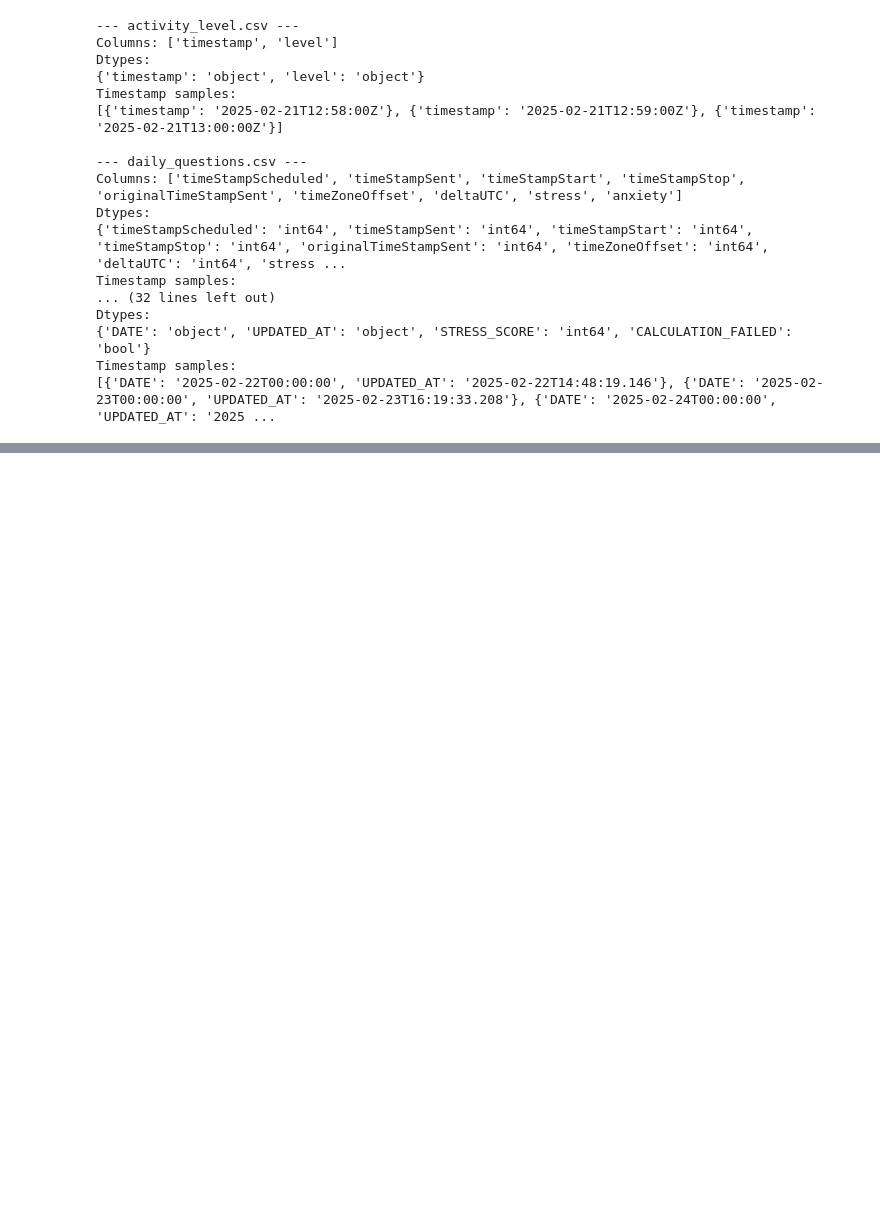
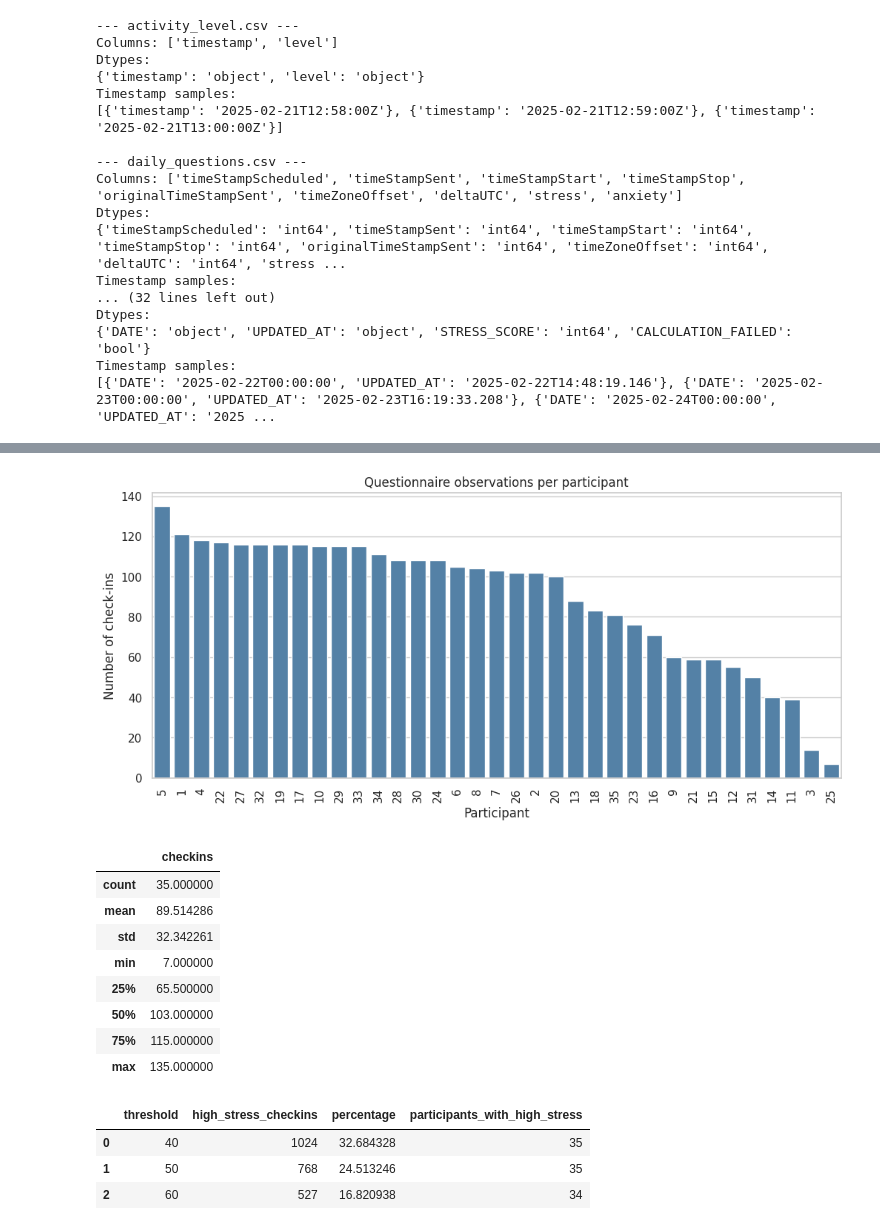
Before and after one commit to bakai-work07/MindWatch-IE08-public, a Jupyter notebook: EDA/notebooks/MW_201_EDA.ipynb, the cells around one changed output, grey strips where cells are left out. Drawn from its saved outputs; the diff is of its cells as text; code cells hidden in the pictures; blank space fills up the shorter version.

```diff
--- a/EDA/notebooks/MW_201_EDA.ipynb
+++ b/EDA/notebooks/MW_201_EDA.ipynb
@@ -267,0 +960,57 @@ oxygen = load_participant_file("oxygen.csv")
+# %%
+observations_per_participant = (
+    analysis.groupby("participant_id")
+    .size()
+    .sort_values(ascending=False)
+    .rename("checkins")
+    .reset_index()
+)
+
+plt.figure(figsize=(12, 5))
+
+sns.barplot(
+    data=observations_per_participant,
+    x="participant_id",
+    y="checkins",
+    color="steelblue",
+)
+
+plt.title("Questionnaire observations per participant")
+plt.xlabel("Participant")
+plt.ylabel("Number of check-ins")
+plt.xticks(rotation=90)
+plt.show()
+
+display(observations_per_participant.describe())
+# %% [output]
+[figure, added]
+|  | checkins |
+| count | 35.000000 |
+| mean | 89.514286 |
+| std | 32.342261 |
+| min | 7.000000 |
+| 25% | 65.500000 |
+| 50% | 103.000000 |
+| 75% | 115.000000 |
+| max | 135.000000 |
+# %%
+threshold_results = []
+
+for threshold in [40, 50, 60]:
+    high = analysis["stress"] >= threshold
+
+    threshold_results.append({
+        "threshold": threshold,
+        "high_stress_checkins": int(high.sum()),
+        "percentage": high.mean() * 100,
+        "participants_with_high_stress": (
+            analysis.loc[high, "participant_id"].nunique()
+        ),
+    })
+
+display(pd.DataFrame(threshold_results))
+# %% [output]
+|  | threshold | high_stress_checkins | percentage | participants_with_high_stress |
+| 0 | 40 | 1024 | 32.684328 | 35 |
+| 1 | 50 | 768 | 24.513246 | 35 |
+| 2 | 60 | 527 | 16.820938 | 34 |
```
Also changed, not shown: parts of 16 cells of this notebook.
